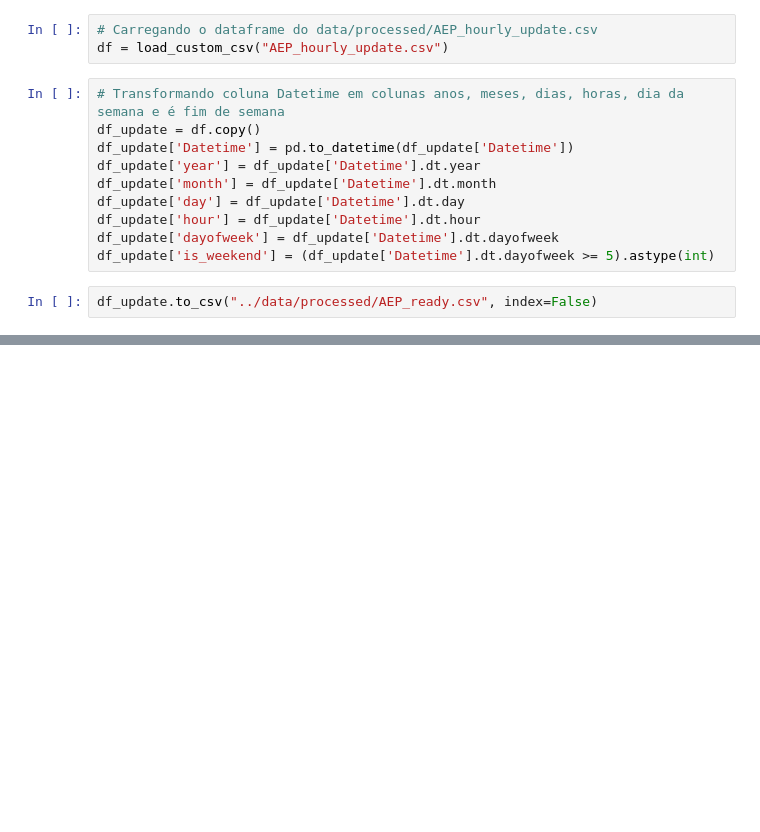
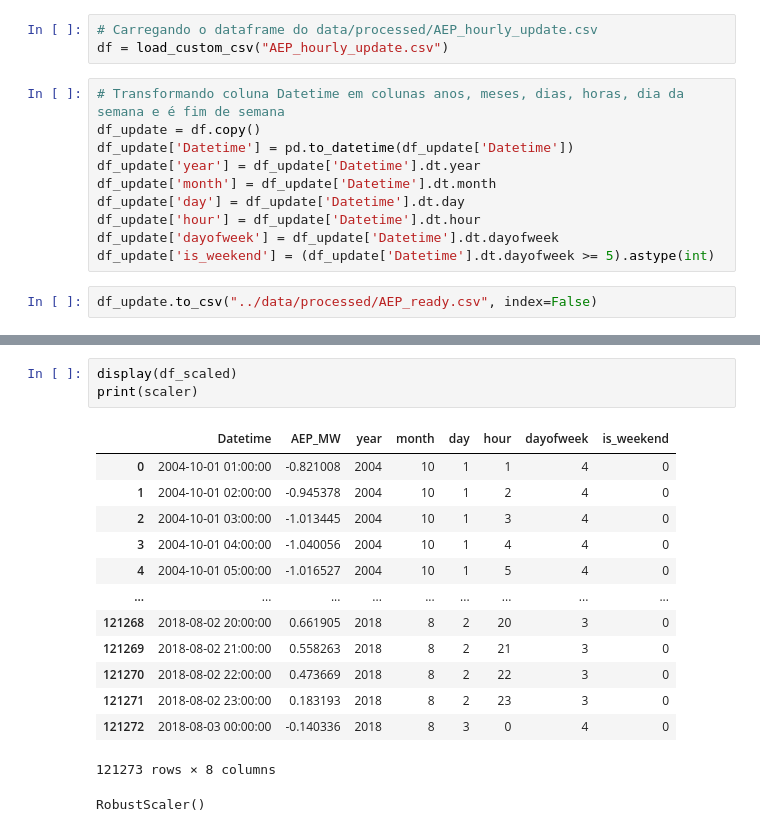
Before and after one commit to Joao-gui/EnergyForecast, a Jupyter notebook: notebooks/02_preprocessamento.ipynb, the cells around one changed output, grey strips where cells are left out. Cells and saved outputs as stored; diff of their text form; blank space fills up the shorter version.

```diff
--- a/notebooks/02_preprocessamento.ipynb
+++ b/notebooks/02_preprocessamento.ipynb
@@ -27,0 +39,18 @@ df_update.to_csv("../data/processed/AEP_ready.csv", index=False)
+# %%
+display(df_scaled)
+print(scaler)
+# %% [output]
+|  | Datetime | AEP_MW | year | month | day | hour | dayofweek | is_weekend |
+| 0 | 2004-10-01 01:00:00 | -0.821008 | 2004 | 10 | 1 | 1 | 4 | 0 |
+| 1 | 2004-10-01 02:00:00 | -0.945378 | 2004 | 10 | 1 | 2 | 4 | 0 |
+| 2 | 2004-10-01 03:00:00 | -1.013445 | 2004 | 10 | 1 | 3 | 4 | 0 |
+| 3 | 2004-10-01 04:00:00 | -1.040056 | 2004 | 10 | 1 | 4 | 4 | 0 |
+| 4 | 2004-10-01 05:00:00 | -1.016527 | 2004 | 10 | 1 | 5 | 4 | 0 |
+| ... | ... | ... | ... | ... | ... | ... | ... | ... |
+| 121268 | 2018-08-02 20:00:00 | 0.661905 | 2018 | 8 | 2 | 20 | 3 | 0 |
+| 121269 | 2018-08-02 21:00:00 | 0.558263 | 2018 | 8 | 2 | 21 | 3 | 0 |
+| 121270 | 2018-08-02 22:00:00 | 0.473669 | 2018 | 8 | 2 | 22 | 3 | 0 |
+| 121271 | 2018-08-02 23:00:00 | 0.183193 | 2018 | 8 | 2 | 23 | 3 | 0 |
+| 121272 | 2018-08-03 00:00:00 | -0.140336 | 2018 | 8 | 3 | 0 | 4 | 0 |
+121273 rows × 8 columns
+RobustScaler()
```
Also changed, not shown: parts of 5 cells of this notebook, 3 other files.
